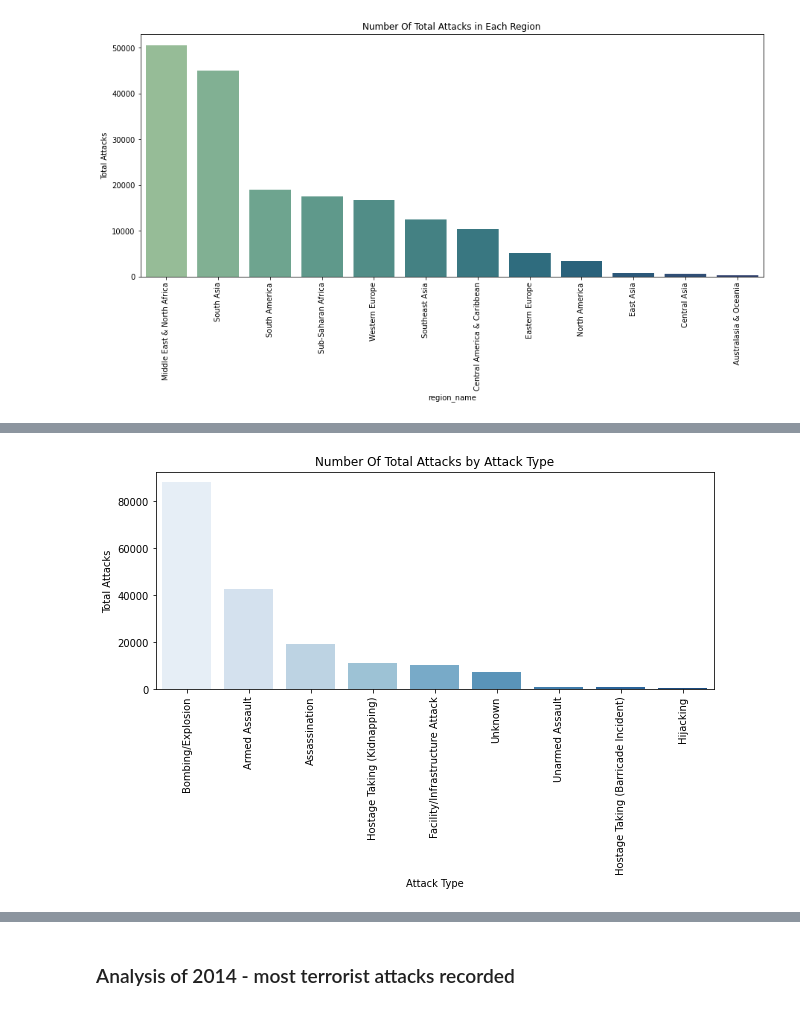
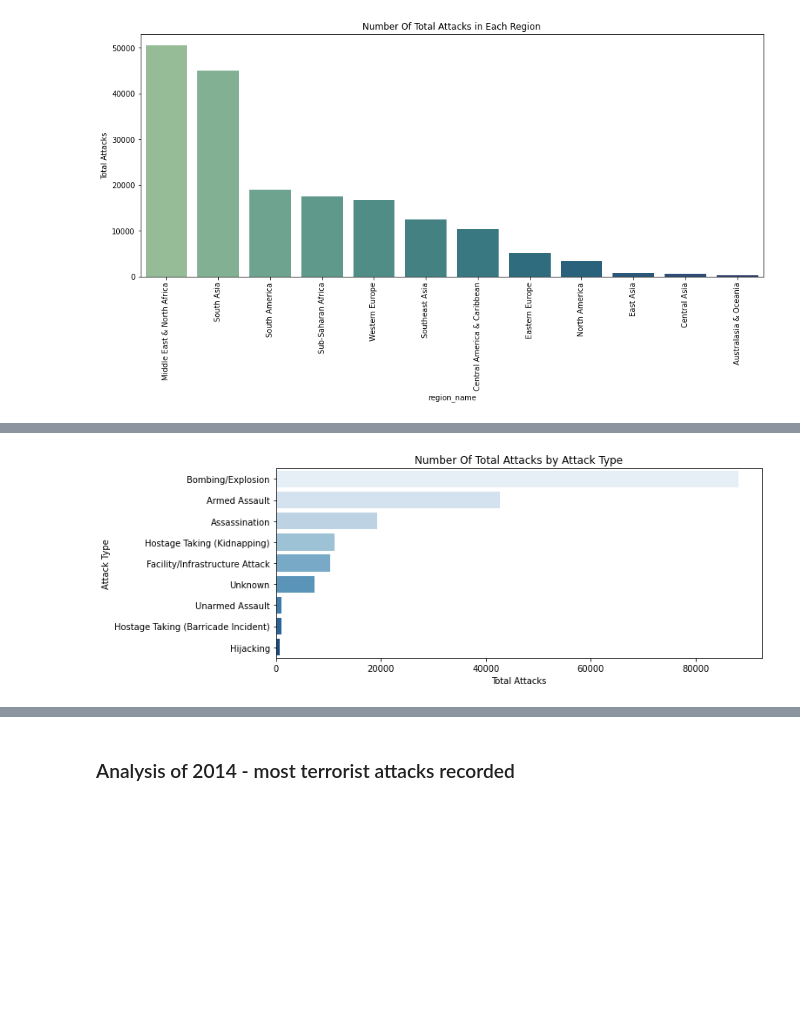
Before and after one commit to keerthana-narra/global-terrorism, a Jupyter notebook: N_Sai_Keerthana_Reddy_Global_Terrorism_Analysis_Capstone_Project.ipynb, the cells around one changed output, grey strips where cells are left out. Cells and saved outputs as stored; diff of their text form; code cells hidden in the pictures; blank space fills up the shorter version.

```diff
--- a/N_Sai_Keerthana_Reddy_Global_Terrorism_Analysis_Capstone_Project.ipynb
+++ b/N_Sai_Keerthana_Reddy_Global_Terrorism_Analysis_Capstone_Project.ipynb
@@ -140,11 +186,10 @@ plt.show()
 # %%
 # Visualizing no.of attacks done by attack-type
 attack_type = global_terrorism.attacktype.value_counts().to_frame().reset_index()
 attack_type.columns = ['Attack Type', 'Total Attacks']
 plt.subplots(figsize=(10,4))
-sns.barplot(x=attack_type['Attack Type'], y=attack_type['Total Attacks'], palette='Blues')
-plt.xticks(rotation=90)
+sns.barplot(y=attack_type['Attack Type'], x=attack_type['Total Attacks'], palette='Blues')
 plt.title('Number Of Total Attacks by Attack Type')
 plt.show()
 # %% [output]
-[figure, old version]
+[figure, new version]
```
Also changed, not shown: parts of 33 cells of this notebook.
